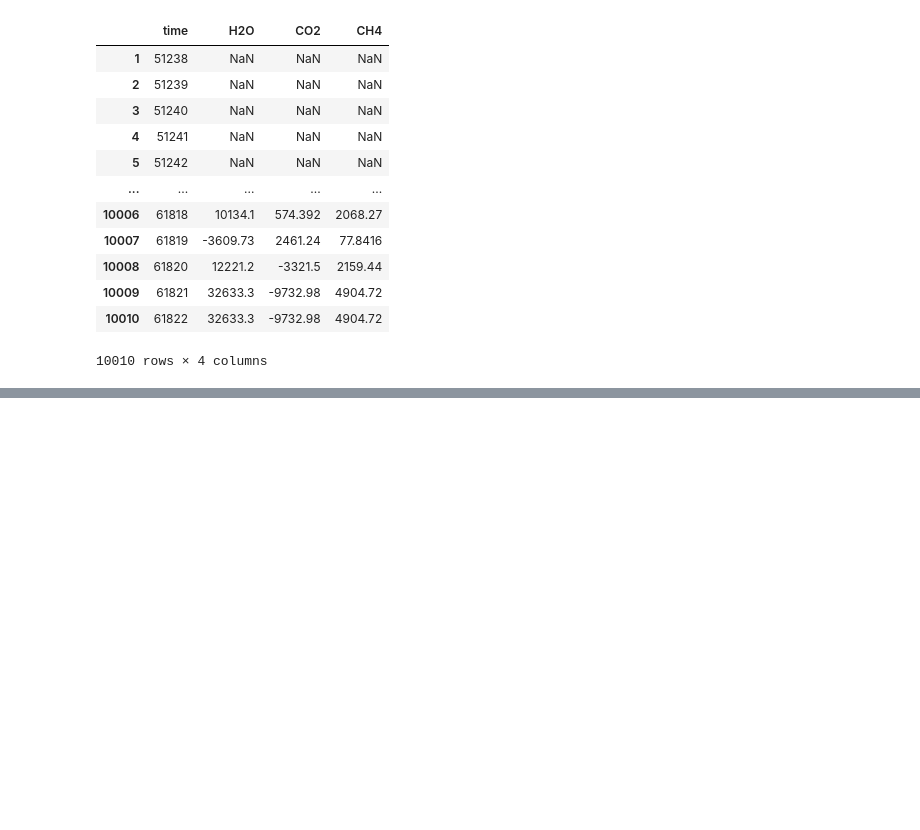
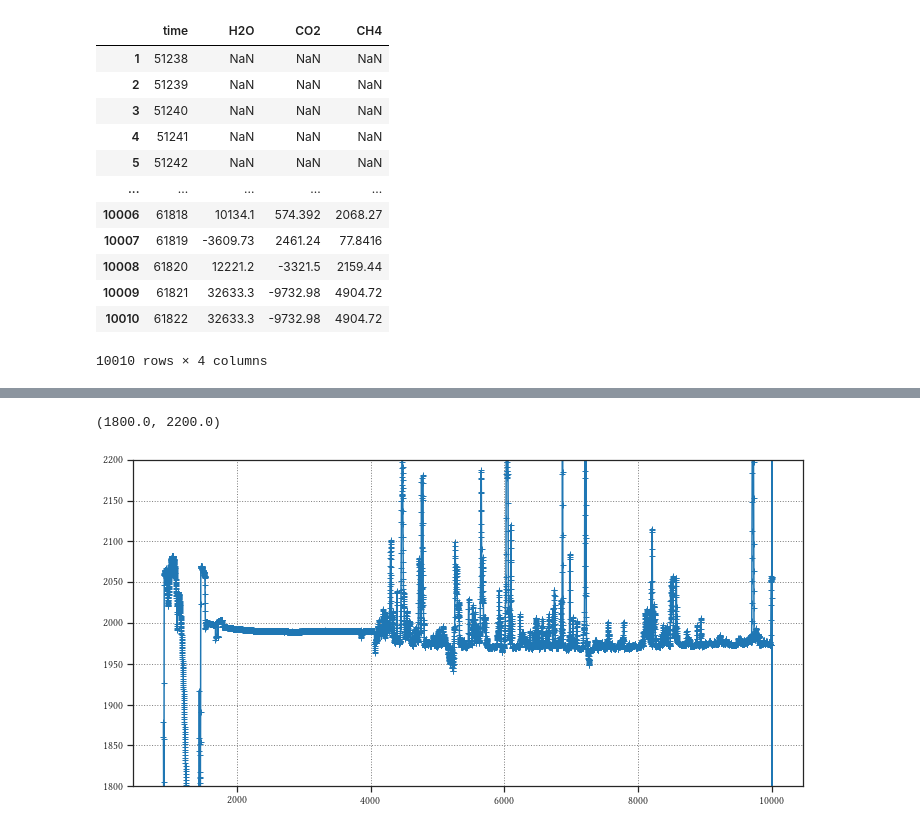
Before and after one commit to kopri-loh/methane_flux, a Jupyter notebook: notebook/convert_csv.ipynb, the cells around one changed output, grey strips where cells are left out. Cells and saved outputs as stored; diff of their text form; code cells hidden in the pictures; blank space fills up the shorter version.

```diff
--- a/notebook/convert_csv.ipynb
+++ b/notebook/convert_csv.ipynb
@@ -131,0 +172,37 @@ df_li
+# %%
+import numpy as np
+
+
+# 1D Gaussian kernel
+def gauss(x=11, sig=1):
+    xx = np.linspace(-(x - 1) / 2, (x - 1) / 2, x)
+    kernel = np.exp(-((xx / sig) ** 2) / 2) / (sig * np.sqrt(2 * np.pi))
+
+    return kernel / np.sum(kernel)
+
+
+# 2D Gaussian kernel
+def gauss2d(x=5, sig=1):
+    xx = np.linspace(-(x - 1) / 2, (x - 1) / 2, x)
+    kernel = np.exp(-((xx / sig) ** 2) / 2) / (sig * np.sqrt(2 * np.pi))
+    kernel = np.outer(kernel, kernel)
+
+    return kernel / np.sum(kernel)
+
+
+# Wrapper for convolution
+def conv(arr, x=300, sig=300, type="gauss"):
+    if np.nansum(arr) == 0:
+        return arr
+
+    # Pad input array at boundaries
+    _a = np.concatenate((np.zeros(x // 2), arr, np.zeros(x // 2)))
+
+    arr_m = np.nanmean(arr.astype(float))
+    arr_sm = np.convolve(
+        _a - arr_m,
+        gauss(x=x, sig=sig),
+        mode="same",
+    )[int(x / 2) : int(-x / 2)]
+
+    return arr_sm + arr_m
@@ -131,0 +224,10 @@ df_li
+# %%
+fig = plt.figure(figsize=(12, 6))
+ax = fig.add_subplot(111)
+
+ax.plot(conv(pd.to_numeric(df_li.CH4), x=6, sig=10), "+-")
+
+ax.set_ylim([1800, 2200])
+# %% [output]
+(1800.0, 2200.0)
+[figure, added]
```
Also changed, not shown: parts of 7 cells of this notebook, 5 other files.
